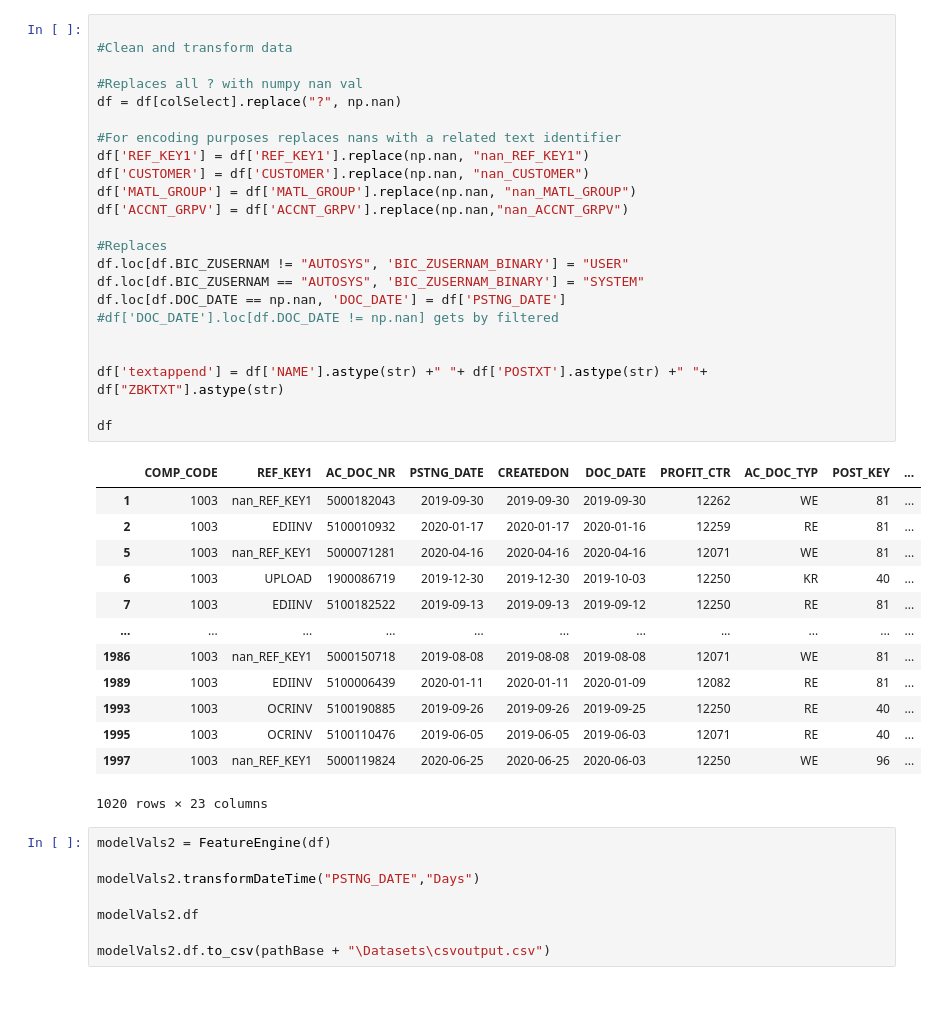
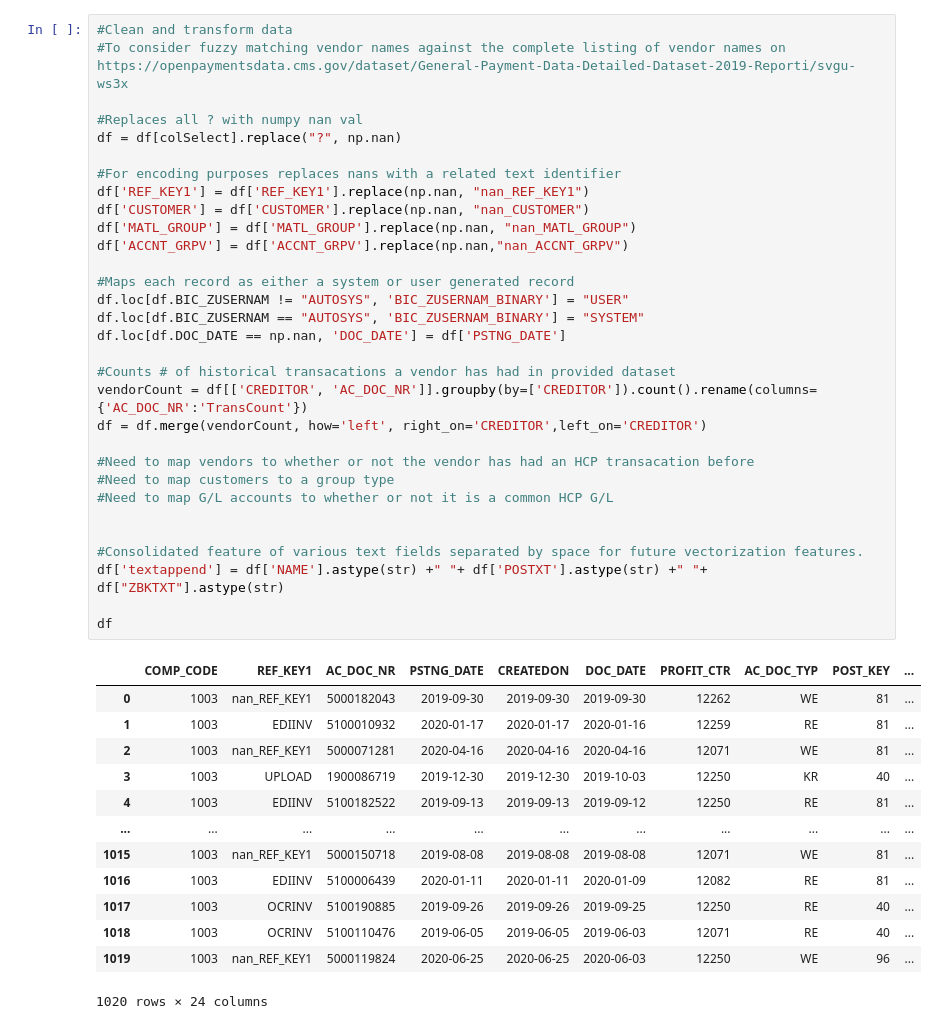
Before and after one commit to dylan1218/ClassificationProject, a Jupyter notebook: ModelsDL_unsup.ipynb, the cells around one changed output. Cells and saved outputs as stored; diff of their text form; blank space fills up the shorter version.

```diff
--- a/ModelsDL_unsup.ipynb
+++ b/ModelsDL_unsup.ipynb
@@ -139,46 +122,46 @@ df
 # %%
-
 #Clean and transform data
+#To consider fuzzy matching vendor names against the complete listing of vendor names on https://openpaymentsdata.cms.gov/dataset/General-Payment-Data-Detailed-Dataset-2019-Reporti/svgu-ws3x
 
 #Replaces all ? with numpy nan val
 df = df[colSelect].replace("?", np.nan)
 
 #For encoding purposes replaces nans with a related text identifier
 df['REF_KEY1'] = df['REF_KEY1'].replace(np.nan, "nan_REF_KEY1")
 df['CUSTOMER'] = df['CUSTOMER'].replace(np.nan, "nan_CUSTOMER")
 df['MATL_GROUP'] = df['MATL_GROUP'].replace(np.nan, "nan_MATL_GROUP")
 df['ACCNT_GRPV'] = df['ACCNT_GRPV'].replace(np.nan,"nan_ACCNT_GRPV")
 
-#Replaces
+#Maps each record as either a system or user generated record
 df.loc[df.BIC_ZUSERNAM != "AUTOSYS", 'BIC_ZUSERNAM_BINARY'] = "USER"
 df.loc[df.BIC_ZUSERNAM == "AUTOSYS", 'BIC_ZUSERNAM_BINARY'] = "SYSTEM"
 df.loc[df.DOC_DATE == np.nan, 'DOC_DATE'] = df['PSTNG_DATE']
-#df['DOC_DATE'].loc[df.DOC_DATE != np.nan] gets by filtered
+
+#Counts # of historical transacations a vendor has had in provided dataset
+vendorCount = df[['CREDITOR', 'AC_DOC_NR']].groupby(by=['CREDITOR']).count().rename(columns={'AC_DOC_NR':'TransCount'})
+df = df.merge(vendorCount, how='left', right_on='CREDITOR',left_on='CREDITOR')
+
+#Need to map vendors to whether or not the vendor has had an HCP transacation before
+#Need to map customers to a group type
+#Need to map G/L accounts to whether or not it is a common HCP G/L
 
 
+#Consolidated feature of various text fields separated by space for future vectorization features.
 df['textappend'] = df['NAME'].astype(str) +" "+ df['POSTXT'].astype(str) +" "+ df["ZBKTXT"].astype(str)
 
 df
 # %% [output]
 |  | COMP_CODE | REF_KEY1 | AC_DOC_NR | PSTNG_DATE | CREATEDON | DOC_DATE | PROFIT_CTR | AC_DOC_TYP | POST_KEY | ... |
-| 1 | 1003 | nan_REF_KEY1 | 5000182043 | 2019-09-30 | 2019-09-30 | 2019-09-30 | 12262 | WE | 81 | ... |
-| 2 | 1003 | EDIINV | 5100010932 | 2020-01-17 | 2020-01-17 | 2020-01-16 | 12259 | RE | 81 | ... |
-| 5 | 1003 | nan_REF_KEY1 | 5000071281 | 2020-04-16 | 2020-04-16 | 2020-04-16 | 12071 | WE | 81 | ... |
-| 6 | 1003 | UPLOAD | 1900086719 | 2019-12-30 | 2019-12-30 | 2019-10-03 | 12250 | KR | 40 | ... |
-| 7 | 1003 | EDIINV | 5100182522 | 2019-09-13 | 2019-09-13 | 2019-09-12 | 12250 | RE | 81 | ... |
+| 0 | 1003 | nan_REF_KEY1 | 5000182043 | 2019-09-30 | 2019-09-30 | 2019-09-30 | 12262 | WE | 81 | ... |
+| 1 | 1003 | EDIINV | 5100010932 | 2020-01-17 | 2020-01-17 | 2020-01-16 | 12259 | RE | 81 | ... |
+| 2 | 1003 | nan_REF_KEY1 | 5000071281 | 2020-04-16 | 2020-04-16 | 2020-04-16 | 12071 | WE | 81 | ... |
+| 3 | 1003 | UPLOAD | 1900086719 | 2019-12-30 | 2019-12-30 | 2019-10-03 | 12250 | KR | 40 | ... |
+| 4 | 1003 | EDIINV | 5100182522 | 2019-09-13 | 2019-09-13 | 2019-09-12 | 12250 | RE | 81 | ... |
 | ... | ... | ... | ... | ... | ... | ... | ... | ... | ... | ... |
-| 1986 | 1003 | nan_REF_KEY1 | 5000150718 | 2019-08-08 | 2019-08-08 | 2019-08-08 | 12071 | WE | 81 | ... |
-| 1989 | 1003 | EDIINV | 5100006439 | 2020-01-11 | 2020-01-11 | 2020-01-09 | 12082 | RE | 81 | ... |
-| 1993 | 1003 | OCRINV | 5100190885 | 2019-09-26 | 2019-09-26 | 2019-09-25 | 12250 | RE | 40 | ... |
-| 1995 | 1003 | OCRINV | 5100110476 | 2019-06-05 | 2019-06-05 | 2019-06-03 | 12071 | RE | 40 | ... |
-| 1997 | 1003 | nan_REF_KEY1 | 5000119824 | 2020-06-25 | 2020-06-25 | 2020-06-03 | 12250 | WE | 96 | ... |
+| 1015 | 1003 | nan_REF_KEY1 | 5000150718 | 2019-08-08 | 2019-08-08 | 2019-08-08 | 12071 | WE | 81 | ... |
+| 1016 | 1003 | EDIINV | 5100006439 | 2020-01-11 | 2020-01-11 | 2020-01-09 | 12082 | RE | 81 | ... |
+| 1017 | 1003 | OCRINV | 5100190885 | 2019-09-26 | 2019-09-26 | 2019-09-25 | 12250 | RE | 40 | ... |
+| 1018 | 1003 | OCRINV | 5100110476 | 2019-06-05 | 2019-06-05 | 2019-06-03 | 12071 | RE | 40 | ... |
+| 1019 | 1003 | nan_REF_KEY1 | 5000119824 | 2020-06-25 | 2020-06-25 | 2020-06-03 | 12250 | WE | 96 | ... |
-1020 rows × 23 columns
+1020 rows × 24 columns
-# %%
-modelVals2 = FeatureEngine(df)
-
-modelVals2.transformDateTime("PSTNG_DATE","Days")
-
-modelVals2.df
-
-modelVals2.df.to_csv(pathBase + "\Datasets\csvoutput.csv")
 # %%
```
Also changed, not shown: parts of 24 cells of this notebook, 3 other files.
